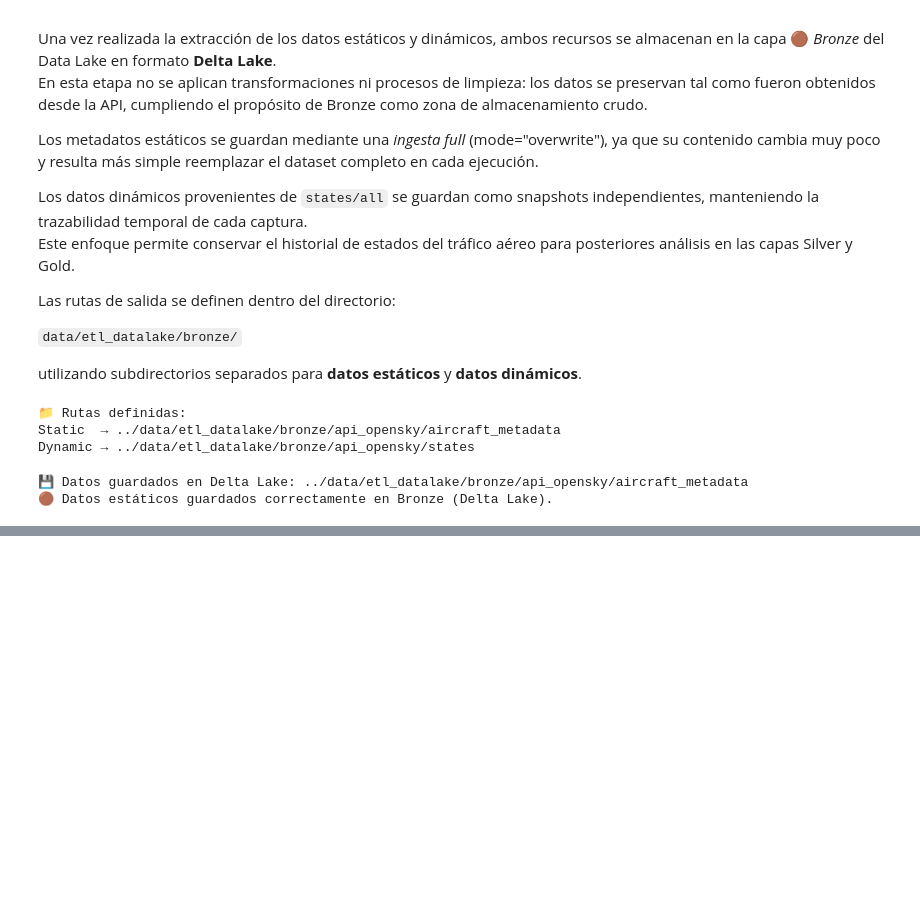
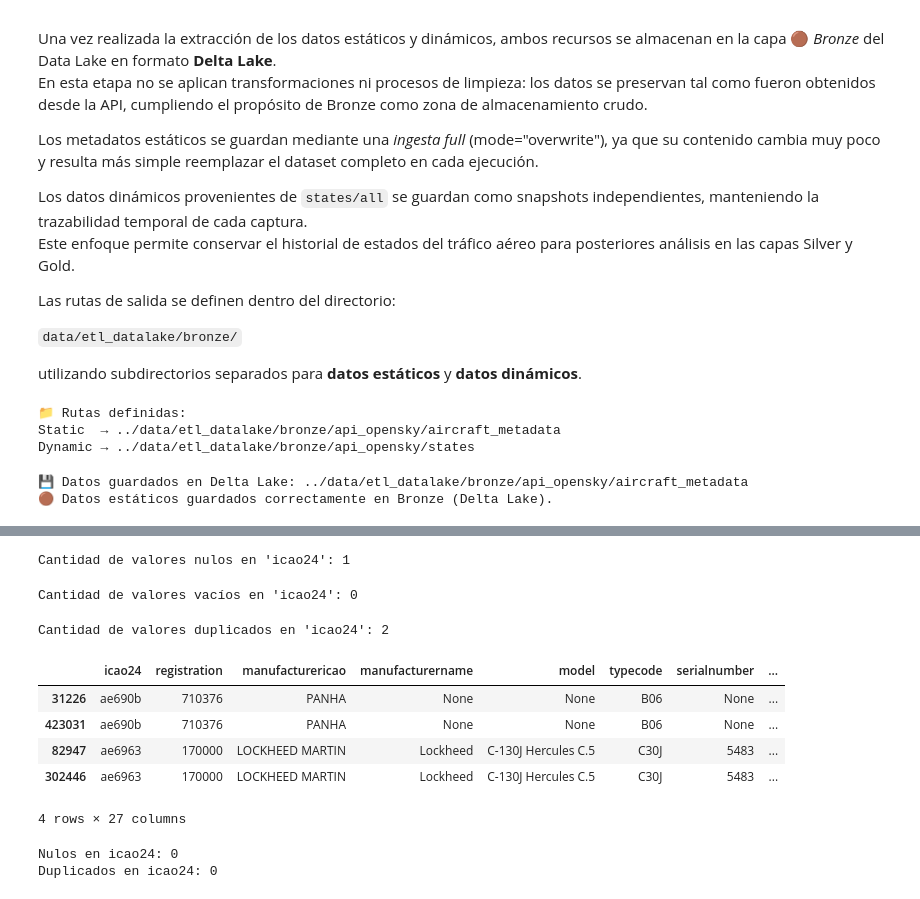
Before and after one commit to fernandezelias/ETL_OpenSky_Aviation, a Jupyter notebook: notebooks/01_opensky_etl.ipynb, the cells around one changed output, grey strips where cells are left out. Drawn from its saved outputs; the diff is of its cells as text; code cells hidden in the pictures; blank space fills up the shorter version.

```diff
--- a/notebooks/01_opensky_etl.ipynb
+++ b/notebooks/01_opensky_etl.ipynb
@@ -363,0 +364,9 @@ El objetivo es obtener una tabla limpia y coherente que servirá como fuente de
+# %%
+# Se lee Bronze (Delta)
+dt_aircraft_metadata = DeltaTable(static_dir)
+# %%
+# Se convierte a Pandas para trabajar en las transformaciones
+dt_aircraft_metadata_bronze = dt_aircraft_metadata.to_pandas()
+# %%
+# Se crea una copia para aplicar las transformaciones
+df_aircraft_cleaned  = dt_aircraft_metadata_bronze.copy()
@@ -363,0 +403,30 @@ El objetivo es obtener una tabla limpia y coherente que servirá como fuente de
+# %%
+# --- Verificación de valores nulos en la clave primaria (icao24) ---
+nulos = df_aircraft_cleaned['icao24'].isna().sum()
+print(f"Cantidad de valores nulos en 'icao24': {nulos}")
+# %% [output]
+Cantidad de valores nulos en 'icao24': 1
+# %%
+# --- Verificación de valores vacíos o espacios en 'icao24' ---
+vacios = (df_aircraft_cleaned['icao24'].astype(str).str.strip() == "").sum()
+print(f"Cantidad de valores vacíos en 'icao24': {vacios}")
+# %% [output]
+Cantidad de valores vacíos en 'icao24': 0
+# %%
+# --- Verificación de duplicados en 'icao24' ---
+duplicados = df_aircraft_cleaned['icao24'].duplicated().sum()
+print(f"Cantidad de valores duplicados en 'icao24': {duplicados}")
+# %% [output]
+Cantidad de valores duplicados en 'icao24': 2
+# %%
+# --- Inspección de los valores duplicados en 'icao24' ---
+
+# Filtramos únicamente las filas cuyo icao24 aparece más de una vez
+df_aircraft_cleaned[df_aircraft_cleaned['icao24'].duplicated(keep=False)].sort_values('icao24')
+# %% [output]
+|  | icao24 | registration | manufacturericao | manufacturername | model | typecode | serialnumber | ... |
+| 31226 | ae690b | 710376 | PANHA | None | None | B06 | None | ... |
+| 423031 | ae690b | 710376 | PANHA | None | None | B06 | None | ... |
+| 82947 | ae6963 | 170000 | LOCKHEED MARTIN | Lockheed | C-130J Hercules C.5 | C30J | 5483 | ... |
+| 302446 | ae6963 | 170000 | LOCKHEED MARTIN | Lockheed | C-130J Hercules C.5 | C30J | 5483 | ... |
+4 rows × 27 columns
@@ -363,0 +439,7 @@ El objetivo es obtener una tabla limpia y coherente que servirá como fuente de
+# %%
+# --- Verificación post-limpieza ---
+print("Nulos en icao24:", df_aircraft_cleaned['icao24'].isna().sum())
+print("Duplicados en icao24:", df_aircraft_cleaned['icao24'].duplicated().sum())
+# %% [output]
+Nulos en icao24: 0
+Duplicados en icao24: 0
```
Also changed, not shown: parts of 17 cells of this notebook.
